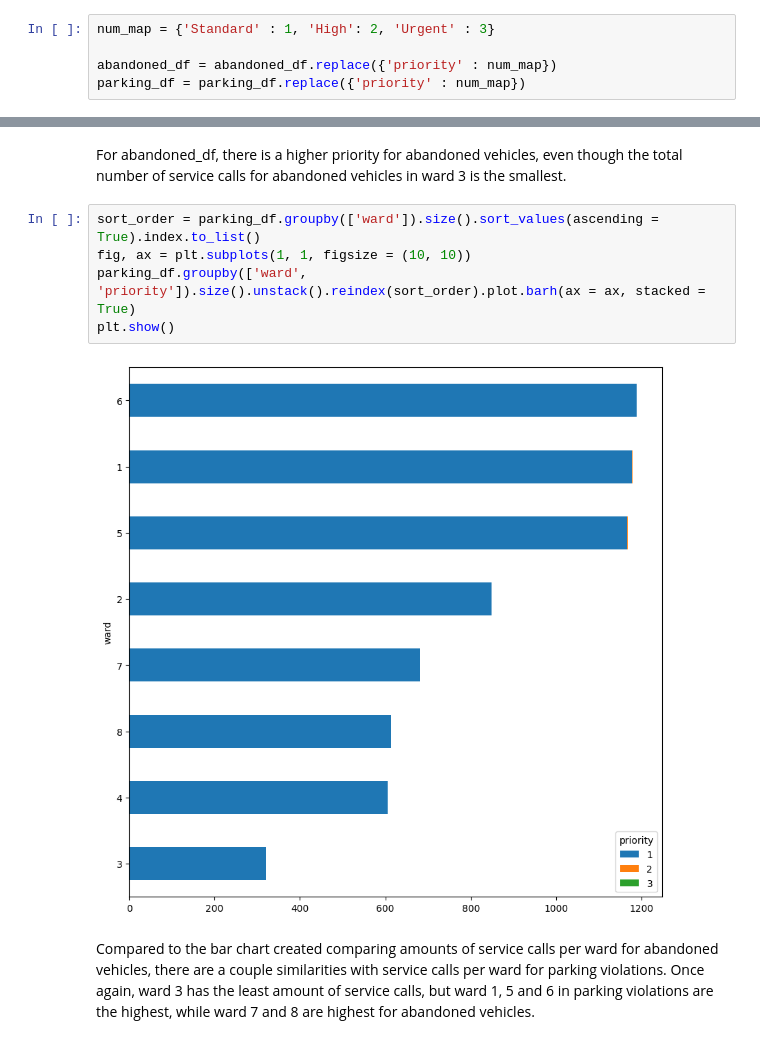
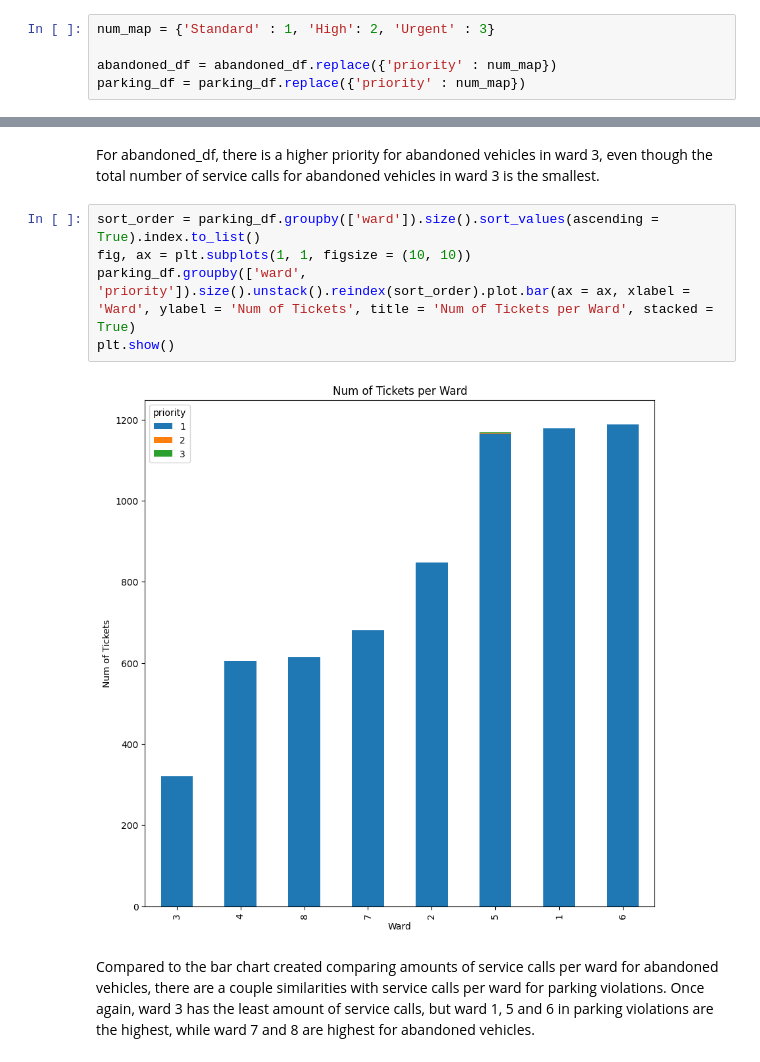
Before and after one commit to MarioVA1/INST447FinalProject, a Jupyter notebook: INST477_Final_Project.ipynb, the cells around one changed output, grey strips where cells are left out. Saved outputs shown, nothing was run; the diff lists cells and outputs as text.

Commit message:
Added more visuals and descriptions

```diff
--- a/INST477_Final_Project.ipynb
+++ b/INST477_Final_Project.ipynb
@@ -243,11 +273,11 @@ plt.show()
 # %% [markdown]
-For abandoned_df, there is a higher priority for abandoned vehicles, even though the total number of service calls for abandoned vehicles in ward 3 is the smallest.
+For abandoned_df, there is a higher priority for abandoned vehicles in ward 3, even though the total number of service calls for abandoned vehicles in ward 3 is the smallest.
 # %%
 sort_order = parking_df.groupby(['ward']).size().sort_values(ascending = True).index.to_list()
 fig, ax = plt.subplots(1, 1, figsize = (10, 10))
-parking_df.groupby(['ward', 'priority']).size().unstack().reindex(sort_order).plot.barh(ax = ax, stacked = True)
+parking_df.groupby(['ward', 'priority']).size().unstack().reindex(sort_order).plot.bar(ax = ax, xlabel = 'Ward', ylabel = 'Num of Tickets', title = 'Num of Tickets per Ward', stacked = True)
 plt.show()
 # %% [output]
-[figure, old version]
+[figure, new version]
 # %% [markdown]
 Compared to the bar chart created comparing amounts of service calls per ward for abandoned vehicles, there are a couple similarities with service calls per ward for parking violations. Once again, ward 3 has the least amount of service calls, but ward 1, 5 and 6 in parking violations are the highest, while ward 7 and 8 are highest for abandoned vehicles.
```
Also changed, not shown: parts of 15 cells of this notebook.
